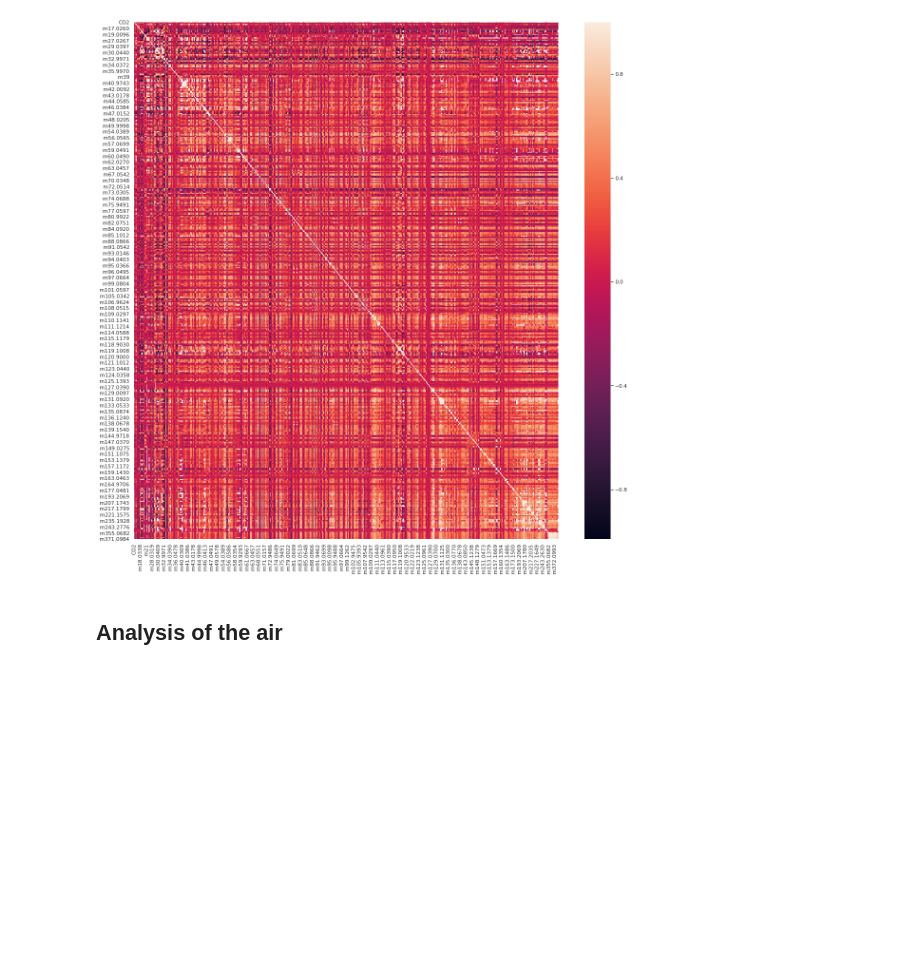
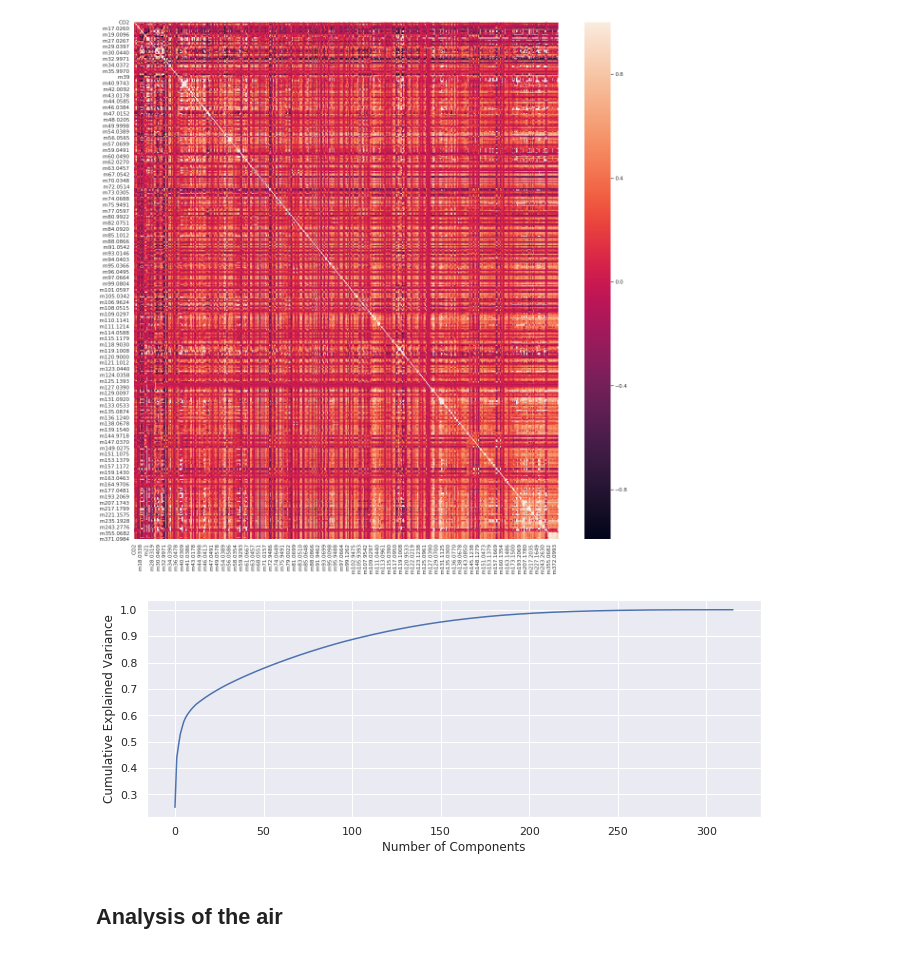
Before and after one commit to RaquelLeandra/deep_learning_deliveries, a Jupyter notebook: src/Time Series Visualization.ipynb, the cells around one changed output. Drawn from its saved outputs; the diff is of its cells as text; code cells hidden in the pictures; blank space fills up the shorter version.

```diff
--- a/src/Time Series Visualization.ipynb
+++ b/src/Time Series Visualization.ipynb
@@ -103,6 +106,37 @@ sns.heatmap(tof_df.iloc[:,1:431].corr())
 # %% [output]
 <matplotlib.axes._subplots.AxesSubplot at 0x...>
 [figure]
+# %%
+def get_columns_with_too_much_nan(df,max_ratio=0.6):
+    n_samples = df.shape[0]
+    na_by_column = df.isna().sum()
+    to_remove = []
+    for column, n_nans in na_by_column.iteritems():
+        nan_ratio = n_nans/n_samples
+        if nan_ratio > max_ratio:
+            to_remove.append(column)
+    return to_remove
+# %%
+def get_pca_of_df(df):
+    remove_columns = get_columns_with_too_much_nan(df)
+    df_with_less_nans = df.drop(columns=remove_columns)
+    imp_mean = SimpleImputer(missing_values=np.nan, strategy='mean')
+    df_without_nans = df_with_less_nans.drop(columns=['Time', 'only_date', 'number visitors', 'movie', 'filled %', 'sample index'])
+    values = imp_mean.fit_transform(df_with_less_nans.iloc[:,1:-5].values)
+    df_without_nans.loc[:,:] = MinMaxScaler().fit_transform(values)
+    pca = PCA()
+    pca.fit(df_without_nans)
+    plt.plot(np.cumsum(pca.explained_variance_ratio_))
+    plt.xlabel('Number of Components')
+    plt.ylabel('Cumulative Explained Variance')
+    pca = PCA(n_components=100)
+    transformed = pca.fit_transform(tof_df_without_nans)
+    transformed_df = pd.DataFrame(transformed, index=df.index, columns= ['pc_{}'.format(i) for i in range(transformed.shape[1])])
+    return transformed_df
+# %%
+transformed_df = get_pca_of_df(tof_df)
+# %% [output]
+[figure, added]
 # %% [markdown]
 ## Analysis of the air
 # %%
```
Also changed, not shown: parts of 23 cells of this notebook, 1 other file.
